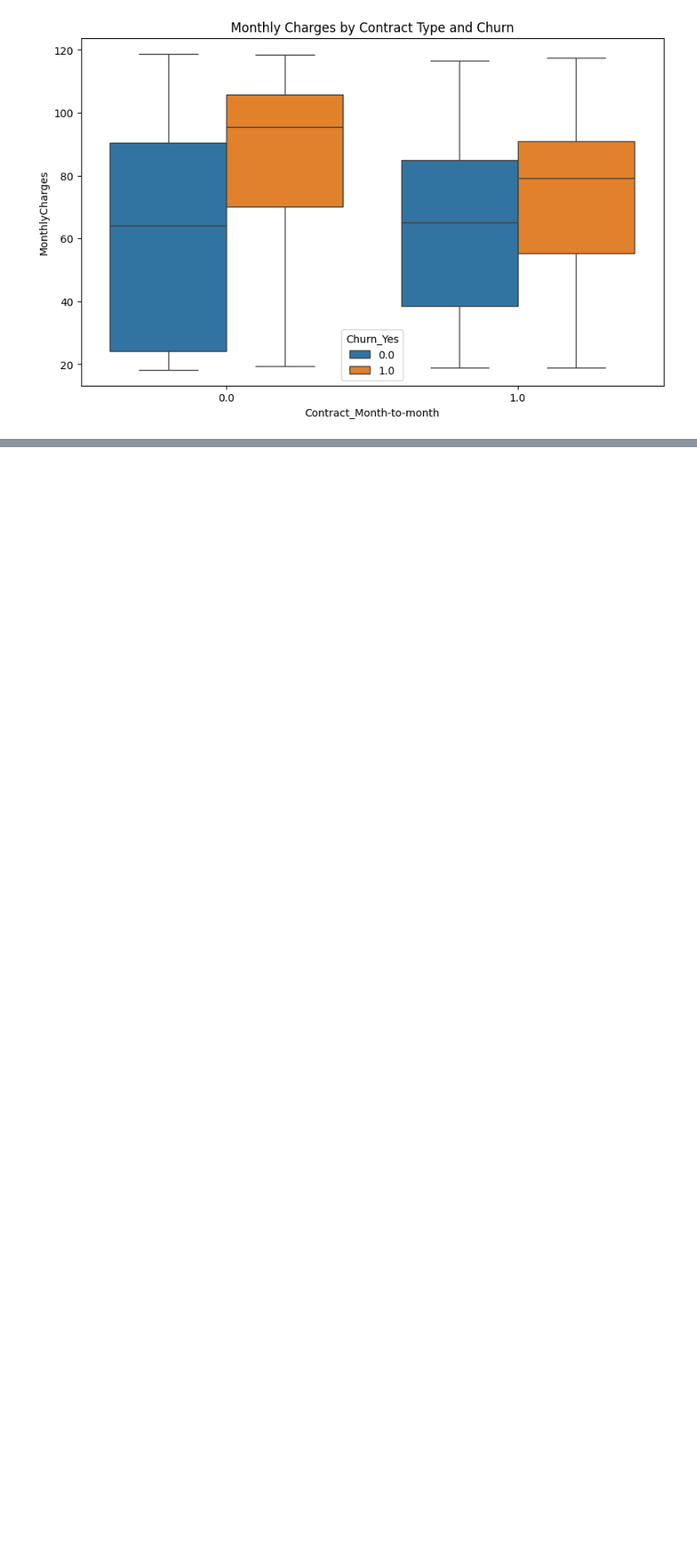
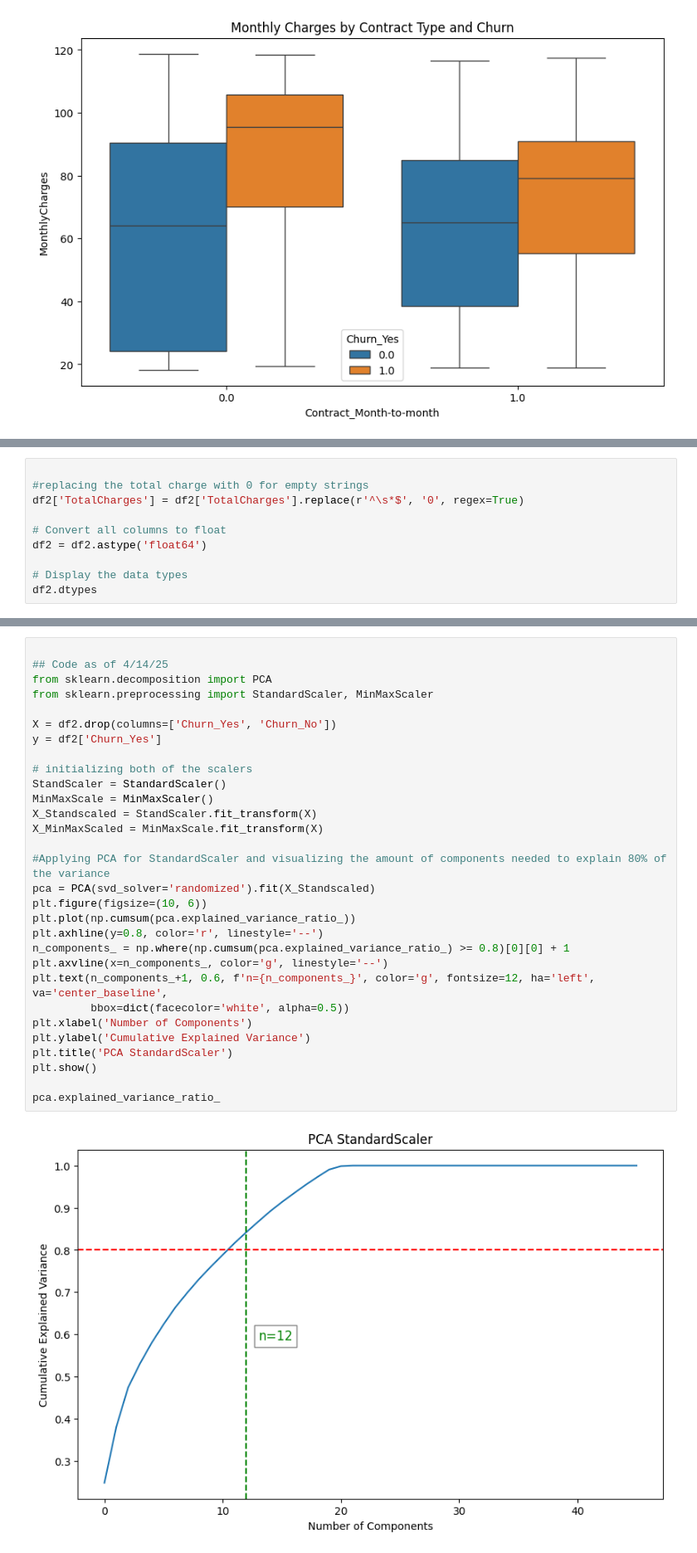
Before and after one commit to zkontor/TelecomsPredict, a Jupyter notebook: Data/DataCleaning.ipynb, the cells around one changed output, grey strips where cells are left out. Shown at 83% size. Drawn from its saved outputs; the diff is of its cells as text; blank space fills up the shorter version.

Commit message:
Update: Feature Importance and Running models with PCA Components

```diff
--- a/Data/DataCleaning.ipynb
+++ b/Data/DataCleaning.ipynb
@@ -310,0 +295,10 @@ dtype: float64
+# %%
+
+#replacing the total charge with 0 for empty strings
+df2['TotalCharges'] = df2['TotalCharges'].replace(r'^\s*$', '0', regex=True)
+
+# Convert all columns to float
+df2 = df2.astype('float64')
+
+# Display the data types
+df2.dtypes
@@ -310,0 +323,32 @@ dtype: float64
+# %%
+
+## Code as of 4/14/25
+from sklearn.decomposition import PCA
+from sklearn.preprocessing import StandardScaler, MinMaxScaler
+
+X = df2.drop(columns=['Churn_Yes', 'Churn_No'])
+y = df2['Churn_Yes']
+
+# initializing both of the scalers
+StandScaler = StandardScaler()
+MinMaxScale = MinMaxScaler()
+X_Standscaled = StandScaler.fit_transform(X)
+X_MinMaxScaled = MinMaxScale.fit_transform(X)
+
+#Applying PCA for StandardScaler and visualizing the amount of components needed to explain 80% of the variance
+pca = PCA(svd_solver='randomized').fit(X_Standscaled)
+plt.figure(figsize=(10, 6))
+plt.plot(np.cumsum(pca.explained_variance_ratio_))
+plt.axhline(y=0.8, color='r', linestyle='--')
+n_components_ = np.where(np.cumsum(pca.explained_variance_ratio_) >= 0.8)[0][0] + 1
+plt.axvline(x=n_components_, color='g', linestyle='--')
+plt.text(n_components_+1, 0.6, f'n={n_components_}', color='g', fontsize=12, ha='left', va='center_baseline',
+         bbox=dict(facecolor='white', alpha=0.5))
+plt.xlabel('Number of Components')
+plt.ylabel('Cumulative Explained Variance')
+plt.title('PCA StandardScaler')
+plt.show()
+
+pca.explained_variance_ratio_
+# %% [output]
+[figure, added]
```
Also changed, not shown: parts of 10 cells of this notebook.
